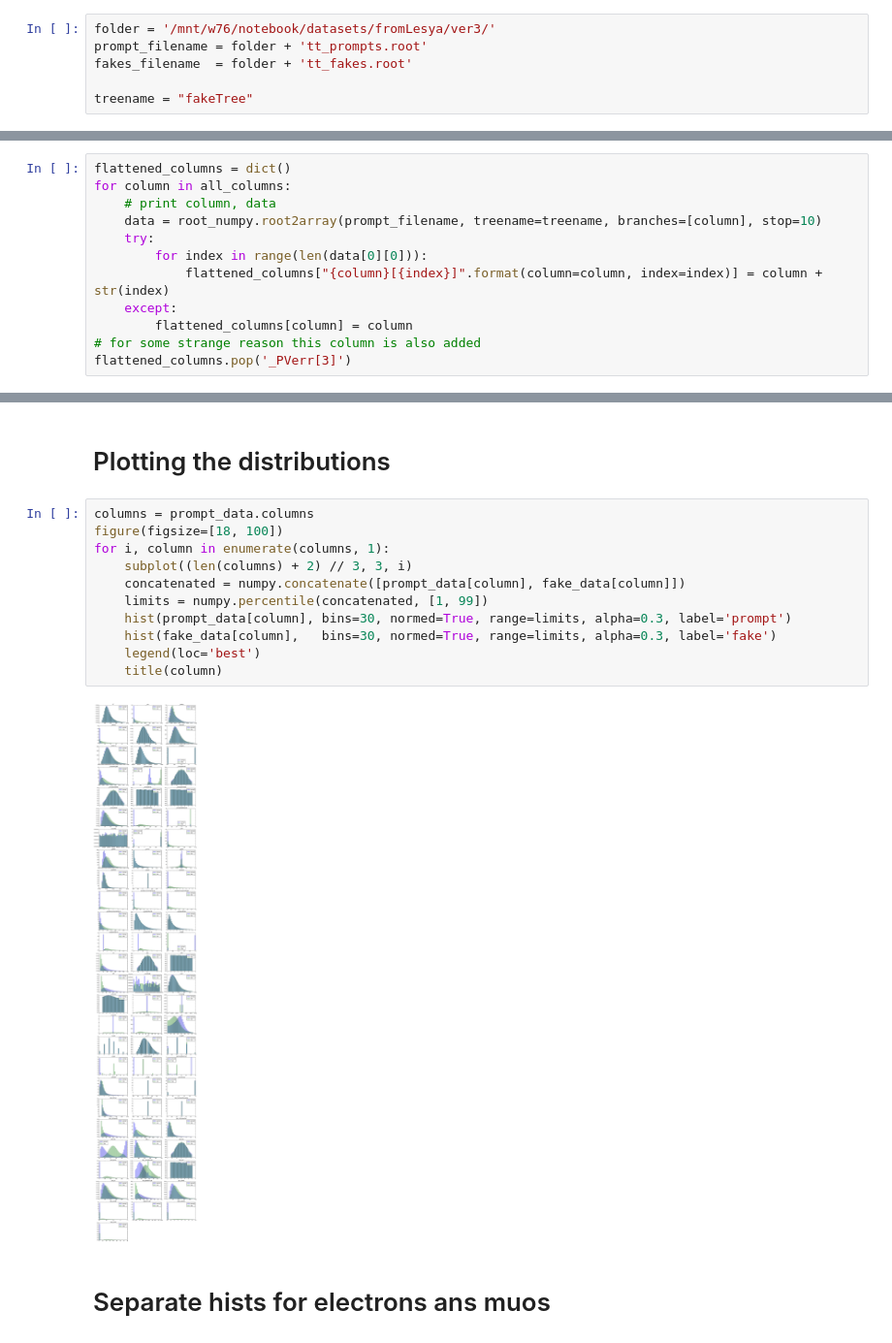
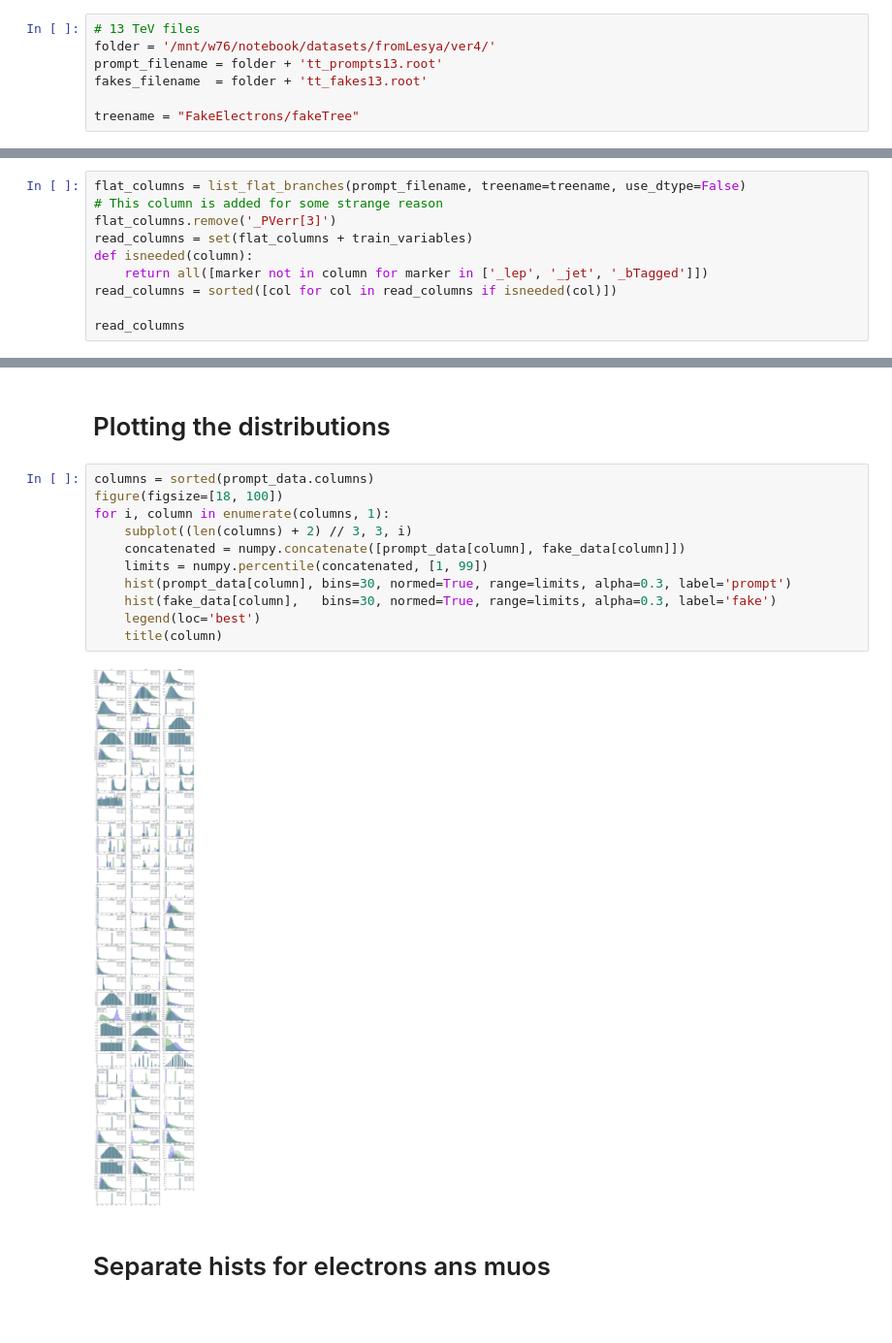
Before and after one commit to arogozhnikov/FakeLeptons, a Jupyter notebook: notebooks/SimpleTraining.ipynb, the cells around one changed output, grey strips where cells are left out. Shown at 97% size. Drawn from its saved outputs; the diff is of its cells as text; blank space fills up the shorter version.

Commit message:
13 TeV data now, refactoring

```diff
--- a/notebooks/SimpleTraining.ipynb
+++ b/notebooks/SimpleTraining.ipynb
@@ -13,9 +14,10 @@ from sklearn.metrics import roc_curve
 # %%
-folder = '/mnt/w76/notebook/datasets/fromLesya/ver3/'
-prompt_filename = folder + 'tt_prompts.root'
-fakes_filename  = folder + 'tt_fakes.root'
+# 13 TeV files
+folder = '/mnt/w76/notebook/datasets/fromLesya/ver4/'
+prompt_filename = folder + 'tt_prompts13.root'
+fakes_filename  = folder + 'tt_fakes13.root'
 
-treename = "fakeTree"
+treename = "FakeElectrons/fakeTree"
 # %% [markdown]
 ## Correspondence in data:
 # %%
@@ -80,12 +84,0 @@ sorted(ignored_columns)
-# %%
-flattened_columns = dict()
-for column in all_columns:
-    # print column, data
-    data = root_numpy.root2array(prompt_filename, treename=treename, branches=[column], stop=10)
-    try:
-        for index in range(len(data[0][0])):
-            flattened_columns["{column}[{index}]".format(column=column, index=index)] = column + str(index)
-    except:
-        flattened_columns[column] = column
-# for some strange reason this column is also added
-flattened_columns.pop('_PVerr[3]')
@@ -93,0 +85,10 @@ flattened_columns.pop('_PVerr[3]')
+# %%
+flat_columns = list_flat_branches(prompt_filename, treename=treename, use_dtype=False)
+# This column is added for some strange reason
+flat_columns.remove('_PVerr[3]')
+read_columns = set(flat_columns + train_variables)
+def isneeded(column):
+    return all([marker not in column for marker in ['_lep', '_jet', '_bTagged']])
+read_columns = sorted([col for col in read_columns if isneeded(col)])
+
+read_columns
@@ -129,18 +220,18 @@ fake_data = pandas.DataFrame(fake_data)
 # %% [markdown]
 # Plotting the distributions
 # %%
-columns = prompt_data.columns
+columns = sorted(prompt_data.columns)
 figure(figsize=[18, 100])
 for i, column in enumerate(columns, 1):
     subplot((len(columns) + 2) // 3, 3, i)
     concatenated = numpy.concatenate([prompt_data[column], fake_data[column]])
     limits = numpy.percentile(concatenated, [1, 99])
     hist(prompt_data[column], bins=30, normed=True, range=limits, alpha=0.3, label='prompt')
     hist(fake_data[column],   bins=30, normed=True, range=limits, alpha=0.3, label='fake')
     legend(loc='best')
     title(column)
 # %% [output]
-[figure, old version]
+[figure, new version]
 # %% [markdown]
 # Separate hists for electrons ans muos
 # %%
```
Also changed, not shown: parts of 34 cells of this notebook.
